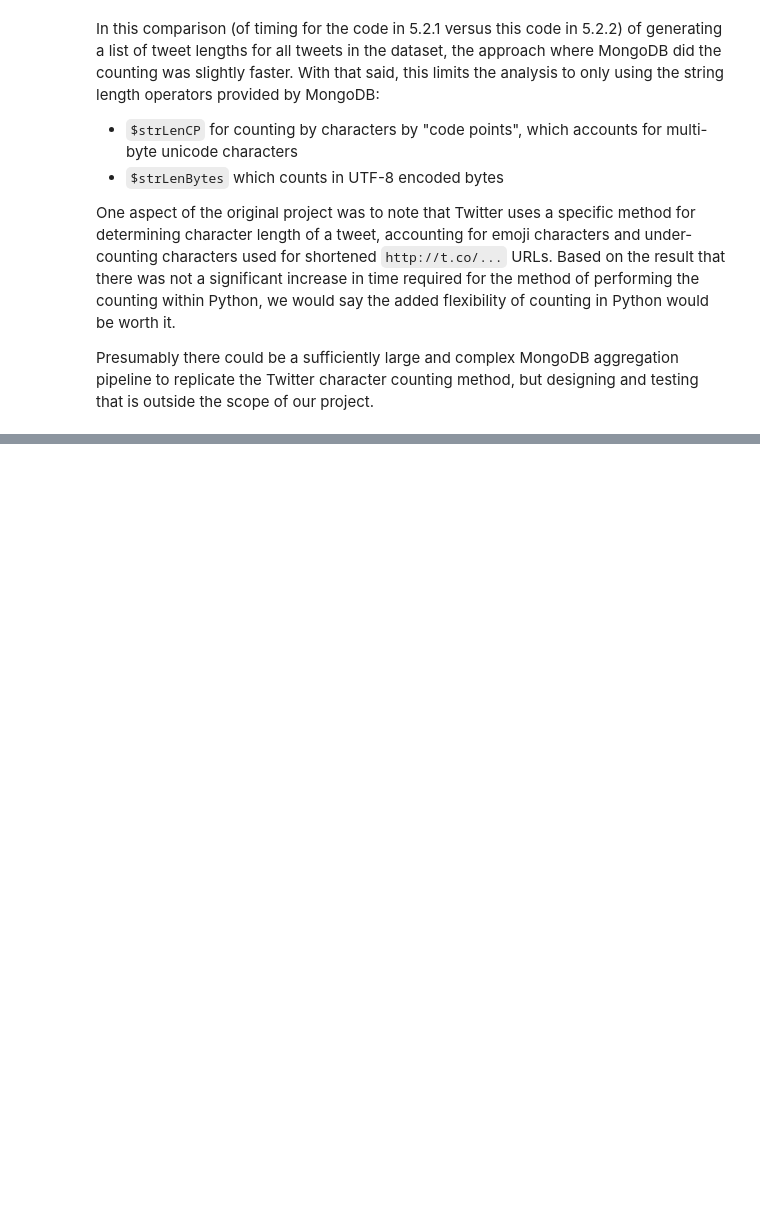
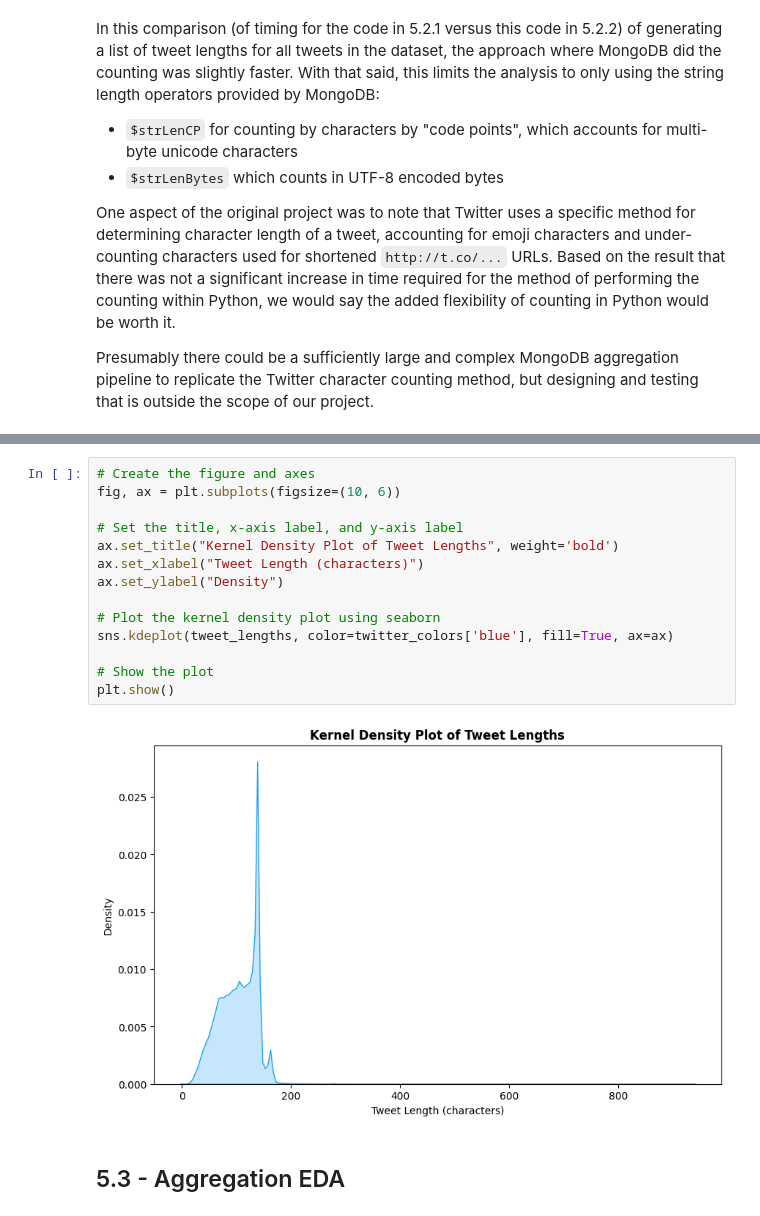
Before and after one commit to disinfo-detectors/ttt_pymongo, a Jupyter notebook: src/01_merge_and_preprocess.ipynb, the cells around one changed output, grey strips where cells are left out. Drawn from its saved outputs; the diff is of its cells as text; blank space fills up the shorter version.

```diff
--- a/src/01_merge_and_preprocess.ipynb
+++ b/src/01_merge_and_preprocess.ipynb
@@ -1125,0 +1165,18 @@ Presumably there could be a sufficiently large and complex MongoDB aggregation p
+# %%
+# Create the figure and axes
+fig, ax = plt.subplots(figsize=(10, 6))
+
+# Set the title, x-axis label, and y-axis label
+ax.set_title("Kernel Density Plot of Tweet Lengths", weight='bold')
+ax.set_xlabel("Tweet Length (characters)")
+ax.set_ylabel("Density")
+
+# Plot the kernel density plot using seaborn
+sns.kdeplot(tweet_lengths, color=twitter_colors['blue'], fill=True, ax=ax)
+
+# Show the plot
+plt.show()
+# %% [output]
+[figure, added]
+# %% [markdown]
+## 5.3 - Aggregation EDA
```
Also changed, not shown: parts of 10 cells of this notebook.
